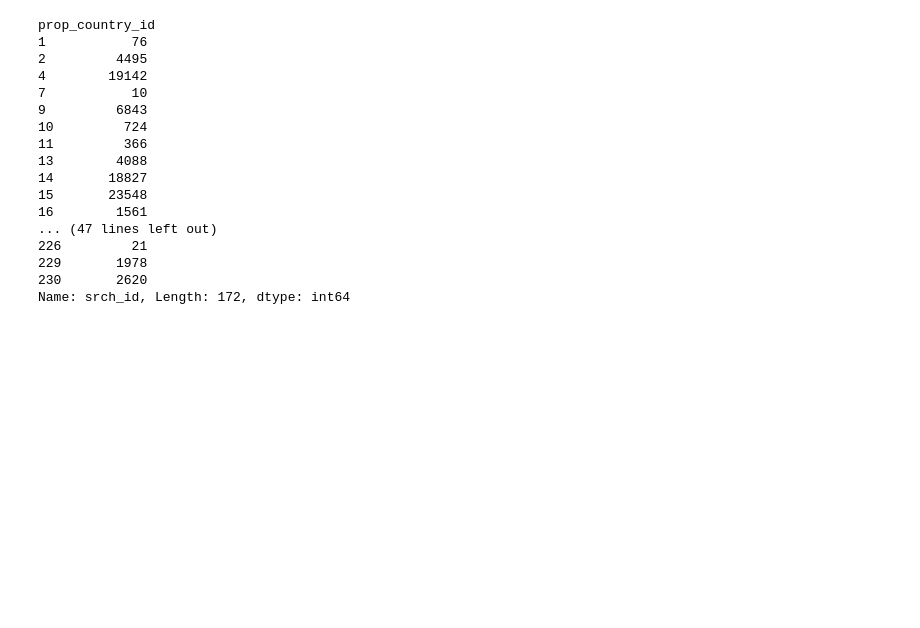
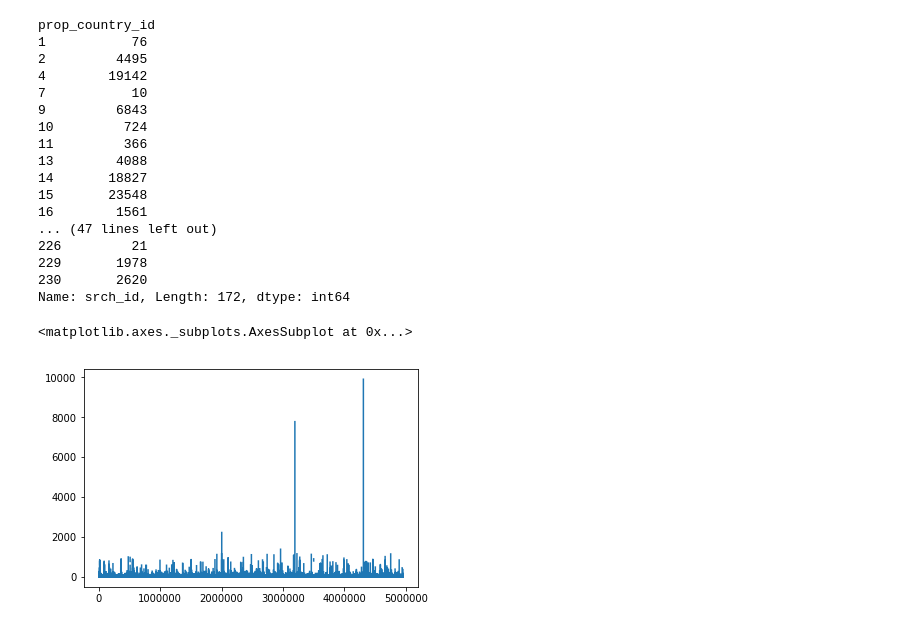
Before and after one commit to PimDijt/DMT, a Jupyter notebook: assignments/assignment2/explore.ipynb, the cells around one changed output. Drawn from its saved outputs; the diff is of its cells as text; code cells hidden in the pictures; blank space fills up the shorter version.

```diff
--- a/assignments/assignment2/explore.ipynb
+++ b/assignments/assignment2/explore.ipynb
@@ -97,3 +104,8 @@ prop_country_id
 229       1978
 230       2620
 Name: srch_id, Length: 172, dtype: int64
+# %%
+df_train.comp7_rate_percent_diff.plot()
+# %% [output]
+<matplotlib.axes._subplots.AxesSubplot at 0x...>
+[figure, added]
```
Also changed, not shown: parts of 5 cells of this notebook.
